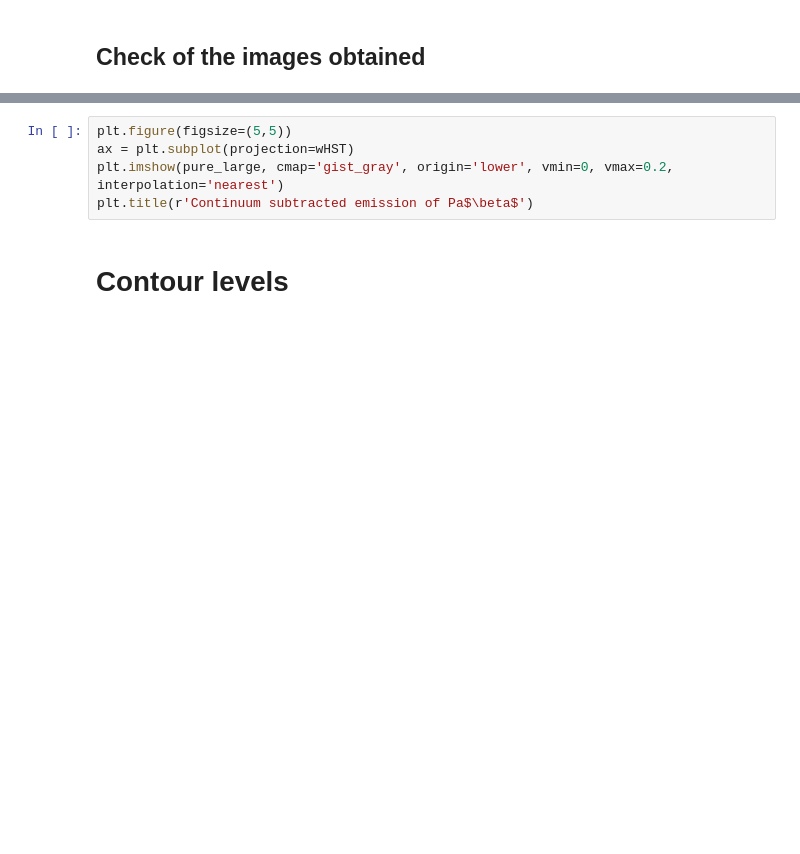
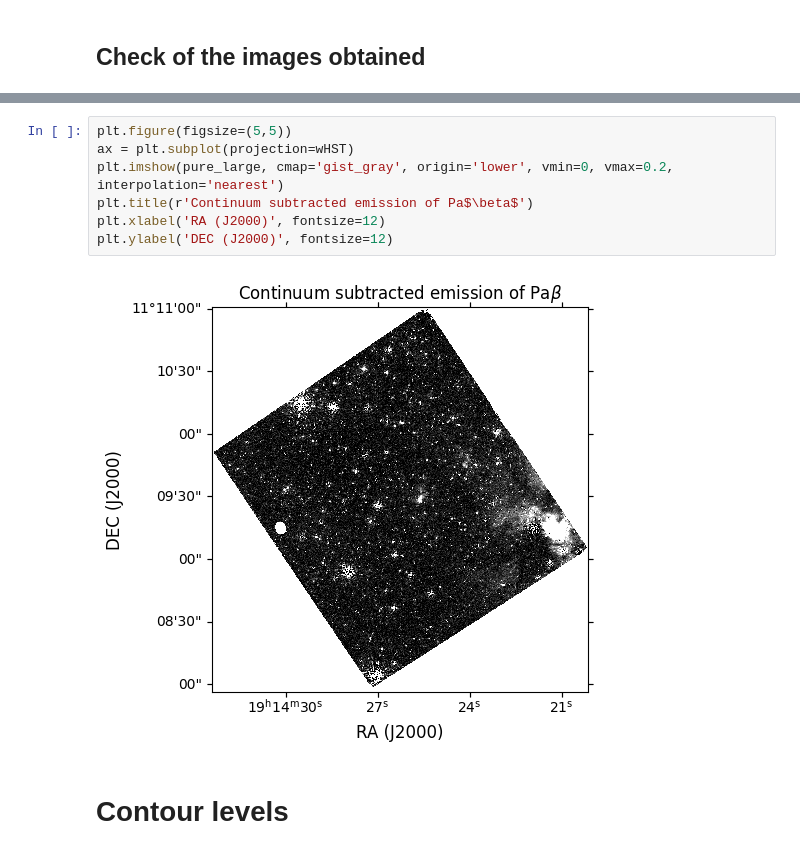
Before and after one commit to pablozurdi/Master-Thesis-Pablo-Ruiz, a Jupyter notebook: Knots_Ident_Charact.ipynb, the cells around one changed output, grey strips where cells are left out. Saved outputs shown, nothing was run; the diff lists cells and outputs as text; blank space fills up the shorter version.

```diff
--- a/Knots_Ident_Charact.ipynb
+++ b/Knots_Ident_Charact.ipynb
@@ -162,8 +166,12 @@ plt.title('Continuum subtracted emission of [FeII]')
 # %%
 plt.figure(figsize=(5,5))
 ax = plt.subplot(projection=wHST)
 plt.imshow(pure_large, cmap='gist_gray', origin='lower', vmin=0, vmax=0.2, interpolation='nearest')
 plt.title(r'Continuum subtracted emission of Pa$\beta$')
+plt.xlabel('RA (J2000)', fontsize=12)
+plt.ylabel('DEC (J2000)', fontsize=12)
+# %% [output]
+[figure, added]
 # %% [markdown]
 # Contour levels
 # %% [markdown]
```
Also changed, not shown: parts of 10 cells of this notebook.
